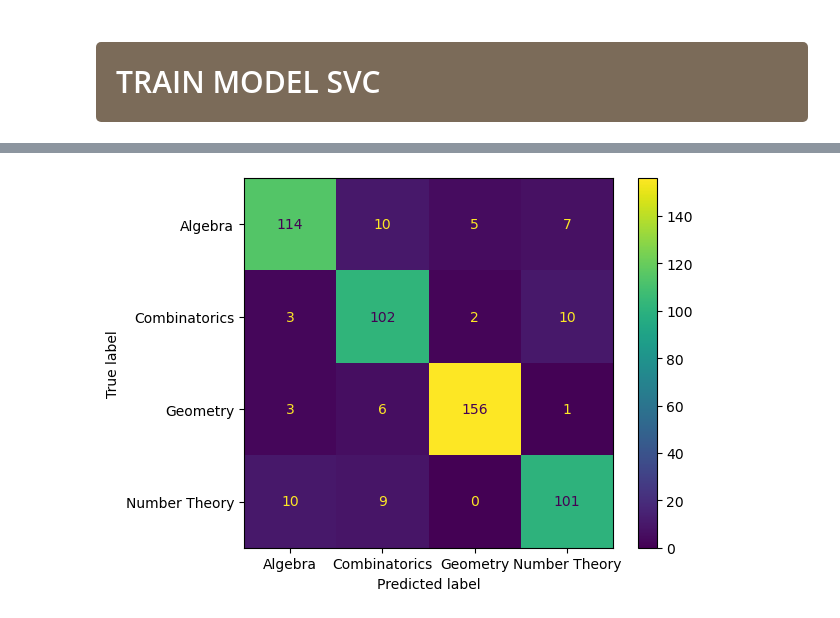
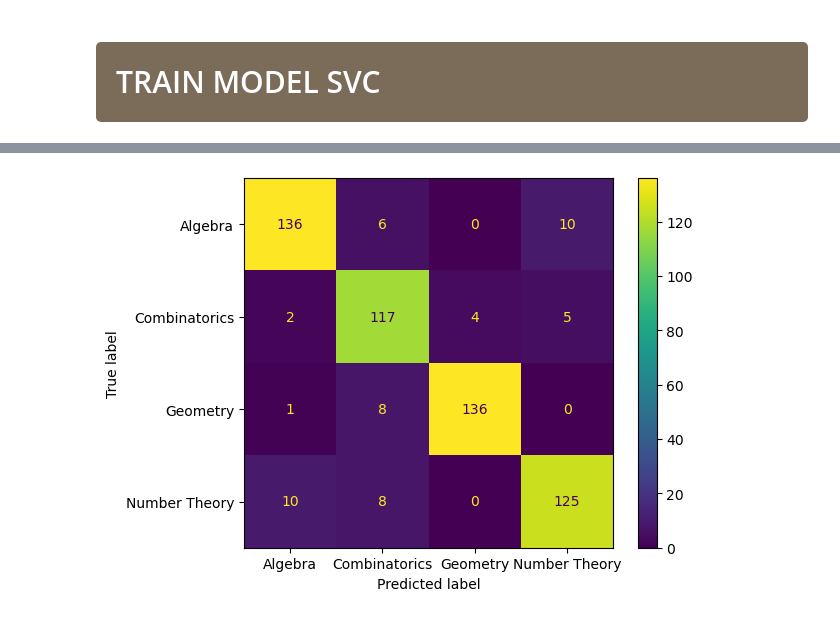
Before and after one commit to victorchendra02/Final-Academic-Project, a Jupyter notebook: model/SVC.ipynb, the cells around one changed output, grey strips where cells are left out. Saved outputs shown, nothing was run; the diff lists cells and outputs as text; code cells hidden in the pictures.

```diff
--- a/model/SVC.ipynb
+++ b/model/SVC.ipynb
@@ -101,55 +117,50 @@ df_notna.reset_index(drop=True, inplace=True)
 # %%
-for i in range(500):
-    # Kurangi soal geometry
-    aa = df_notna[df_notna['label'] == "Algebra"].sample(695)
-    cc = df_notna[df_notna['label'] == "Combinatorics"].sample(600)
-    gg = df_notna[df_notna['label'] == "Geometry"].sample(720)
-    nt = df_notna[df_notna['label'] == "Number Theory"].sample(678)
-    df_notna = pd.concat([aa, cc, gg, nt], axis=0)
+# Kurangi soal geometry
+aa = df_notna[df_notna['label'] == "Algebra"].sample(726)
+cc = df_notna[df_notna['label'] == "Combinatorics"].sample(630)
+gg = df_notna[df_notna['label'] == "Geometry"].sample(780)
+nt = df_notna[df_notna['label'] == "Number Theory"].sample(704)
+df_notna = pd.concat([aa, cc, gg, nt], axis=0)
 
-    # Shuffle
-    for j in range(232):
-        df_notna = df_notna.sample(frac=1, random_state=j+randint(1, 100))
-        df_notna = df_notna.sample(frac=1)
-    df_notna.reset_index(drop=True, inplace=True)
+# Shuffle
+for j in range(232):
+    df_notna = df_notna.sample(frac=1, random_state=j+randint(1, 100))
+    df_notna = df_notna.sample(frac=1)
+df_notna.reset_index(drop=True, inplace=True)
 
-    # Split
-    X, y = df_notna["post_canonical"], df_notna["label"]
+# Split
+X, y = df_notna["post_canonical"], df_notna["label"]
 
-    # Preprocess text data (Representation text to numeric)
-    vectorizer = TfidfVectorizer()
-    text_features = vectorizer.fit_transform(X)
+# Preprocess text data (Representation text to numeric)
+vectorizer = TfidfVectorizer()
+text_features = vectorizer.fit_transform(X)
 
-    # Split training and test
-    X_train, X_test, y_train, y_test = train_test_split(text_features, y, test_size=0.2, random_state=4)
+# Split training and test
+X_train, X_test, y_train, y_test = train_test_split(text_features, y, test_size=0.2, random_state=4)
 
-    # Train model
-    model = SVC(kernel='linear', C=1.0, probability=True)
-    model.fit(X_train, y_train)
+# Train model
+model = SVC(kernel='linear', C=1.0, probability=True)
+model.fit(X_train, y_train)
 
-    # Make predictions
-    y_pred = model.predict(X_test)
+# Make predictions
+y_pred = model.predict(X_test)
 
-    # Mencari model dengan tingkat accuracy yang diinginkan
-    accuracy = accuracy_score(y_test, y_pred)
-    print(f"{str(i+1):>3s}. Accuracy = {accuracy*100:<.2f}%\n")
+# Evaluation
+model_information(model, X_test, y_test)
 
-    if accuracy >= 0.84:
-        directory = f"SVC_{round(accuracy*100)}_accuracy"
-        os.makedirs(directory, exist_ok=True); sleep(1);
+# Save model
+accuracy = accuracy_score(y_test, y_pred)
+directory = f"SVC_{round(accuracy*100)}_accuracy"
+os.makedirs(directory, exist_ok=True); sleep(1);
 
-        model_information(model, X_test, y_test)
-        save_pkl(model, f"{directory}/SVC_.pkl")
-        save_pkl(vectorizer, f"{directory}/vectorizer.pkl")
+save_pkl(model, f"{directory}/SVC_.pkl")
+save_pkl(vectorizer, f"{directory}/vectorizer.pkl")
 
-        X.to_csv(f"{directory}/X.csv", index=False)
-        y.to_csv(f"{directory}/y.csv", index=False)
+X.to_csv(f"{directory}/X.csv", index=False)
+y.to_csv(f"{directory}/y.csv", index=False)
 
-        save_pkl(X_train, f"{directory}/X_train.pkl")
-        save_pkl(X_test, f"{directory}/X_test.pkl")
-        save_pkl(y_train, f"{directory}/y_train.pkl")
-        save_pkl(y_test, f"{directory}/y_test.pkl")
-        break
-
-    sleep (.25)
+save_pkl(X_train, f"{directory}/X_train.pkl")
+save_pkl(X_test, f"{directory}/X_test.pkl")
+save_pkl(y_train, f"{directory}/y_train.pkl")
+save_pkl(y_test, f"{directory}/y_test.pkl")
 # %% [output]
@@ -169 +178 @@ Number Theory = 84.17%
-[figure, old version]
+[figure, new version]
```
Also changed, not shown: parts of 3 cells of this notebook, 1 other file.
